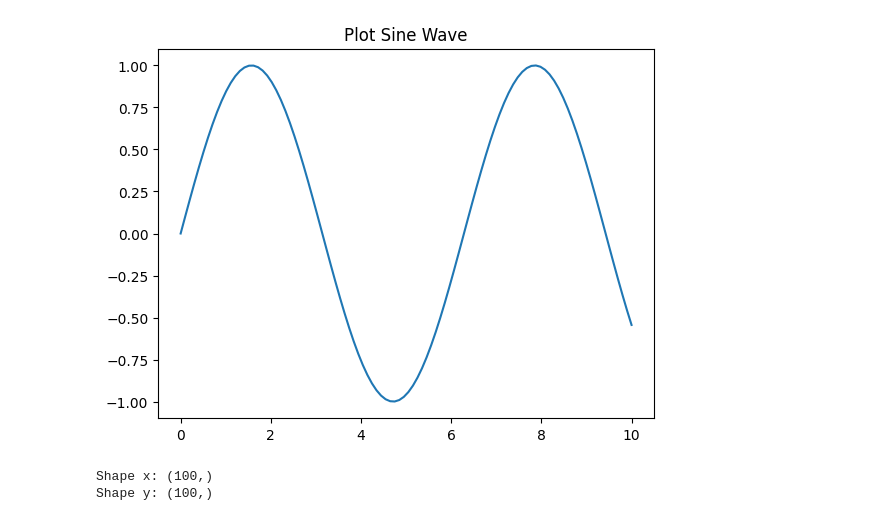
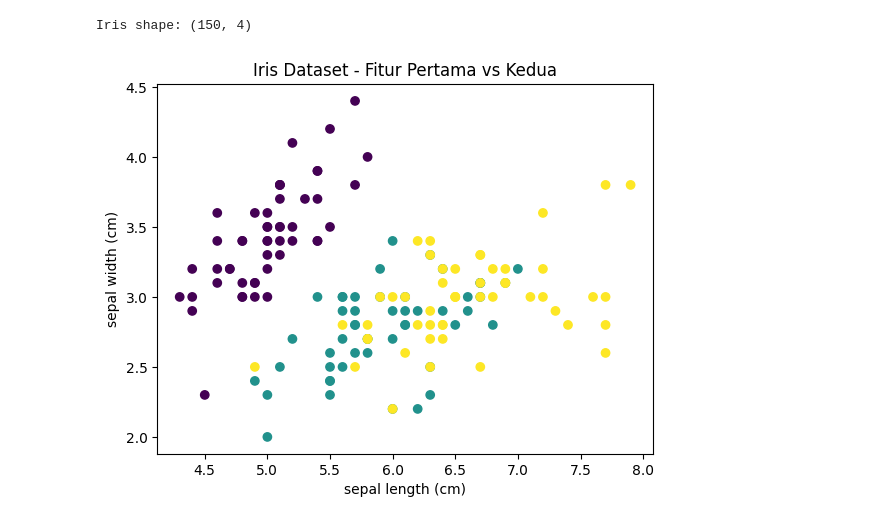
Before and after one commit to tiaraarf112/UIB-AI-2331198-Tiara-Rossyafitri, a Jupyter notebook: ai_env_project/setup_check.ipynb, the cells around one changed output. Drawn from its saved outputs; the diff is of its cells as text; code cells hidden in the pictures.

```diff
--- a/ai_env_project/setup_check.ipynb
+++ b/ai_env_project/setup_check.ipynb
@@ -1,17 +1,20 @@
 # %%
-import numpy as np
 import matplotlib.pyplot as plt
+from sklearn.datasets import load_iris
 
-x = np.linspace(0, 10, 100)
-y = np.sin(x)
+# Load iris dataset
+iris = load_iris()
+X = iris.data
 
-plt.plot(x, y)
-plt.title("Plot Sine Wave")
+# Print shape
+print("Iris shape:", X.shape)
+
+# Scatter plot fitur pertama vs kedua
+plt.scatter(X[:, 0], X[:, 1], c=iris.target)
+plt.xlabel(iris.feature_names[0])
+plt.ylabel(iris.feature_names[1])
+plt.title("Iris Dataset - Fitur Pertama vs Kedua")
 plt.show()
-
-print("Shape x:", x.shape)
-print("Shape y:", y.shape)
 # %% [output]
+Iris shape: (150, 4)
-[figure, old version]
+[figure, new version]
-Shape x: (100,)
-Shape y: (100,)
```
